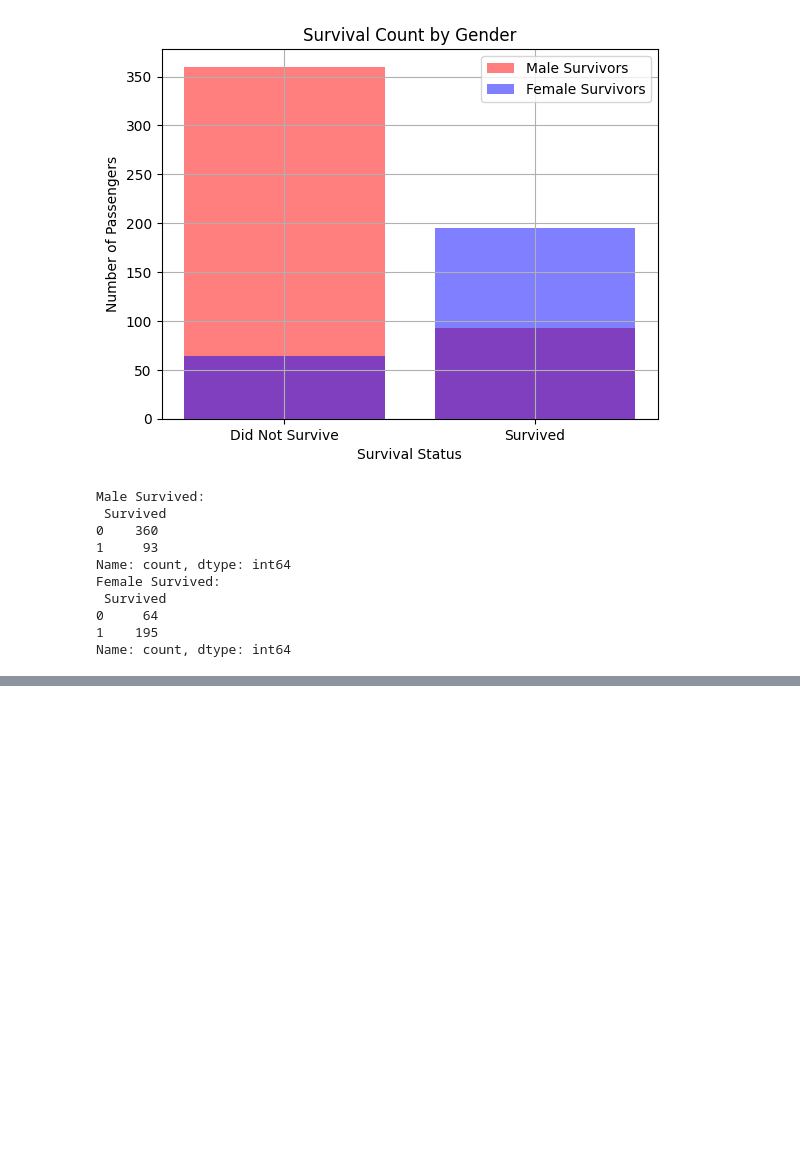
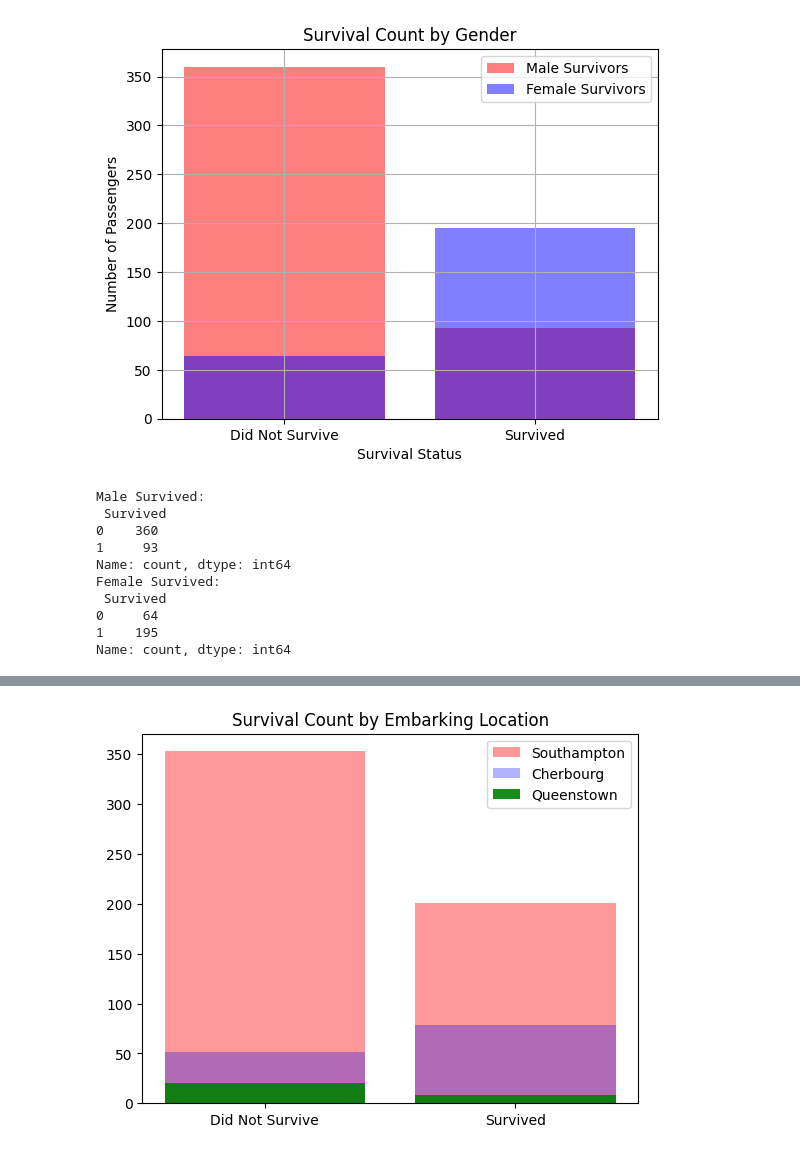
Before and after one commit to rawbil/models_V1, a Jupyter notebook: titanic_model/csvs/model1.ipynb, the cells around one changed output, grey strips where cells are left out. Cells and saved outputs as stored; diff of their text form; code cells hidden in the pictures; blank space fills up the shorter version.

```diff
--- a/titanic_model/csvs/model1.ipynb
+++ b/titanic_model/csvs/model1.ipynb
@@ -329,0 +333,3 @@ plt.show()
+# %%
+southampton_survived = df[df["Embarked"] == "S"]["Survived"].value_counts()
+southampton_survived
@@ -329,0 +342,3 @@ plt.show()
+# %%
+cherbourg_survived = df[df["Embarked"] == "C"]["Survived"].value_counts(ascending=True)
+cherbourg_survived
@@ -329,0 +351,3 @@ plt.show()
+# %%
+queenstown_survived = df[df["Embarked"].isin(["Q"])]["Survived"].value_counts()
+queenstown_survived
@@ -329,0 +360,11 @@ plt.show()
+# %%
+plt.bar([0, 1], southampton_survived.values, color="red", alpha=0.4, label="Southampton")
+plt.bar([0, 1], cherbourg_survived.values, color="blue", alpha=0.3, label="Cherbourg")
+plt.bar([0, 1], queenstown_survived.values, color="green", alpha=0.9, label="Queenstown")
+plt.xticks([0, 1], ["Did Not Survive", "Survived"])
+
+plt.legend()
+plt.title("Survival Count by Embarking Location")
+plt.show()
+# %% [output]
+[figure, added]
```
Also changed, not shown: parts of 19 cells of this notebook.
